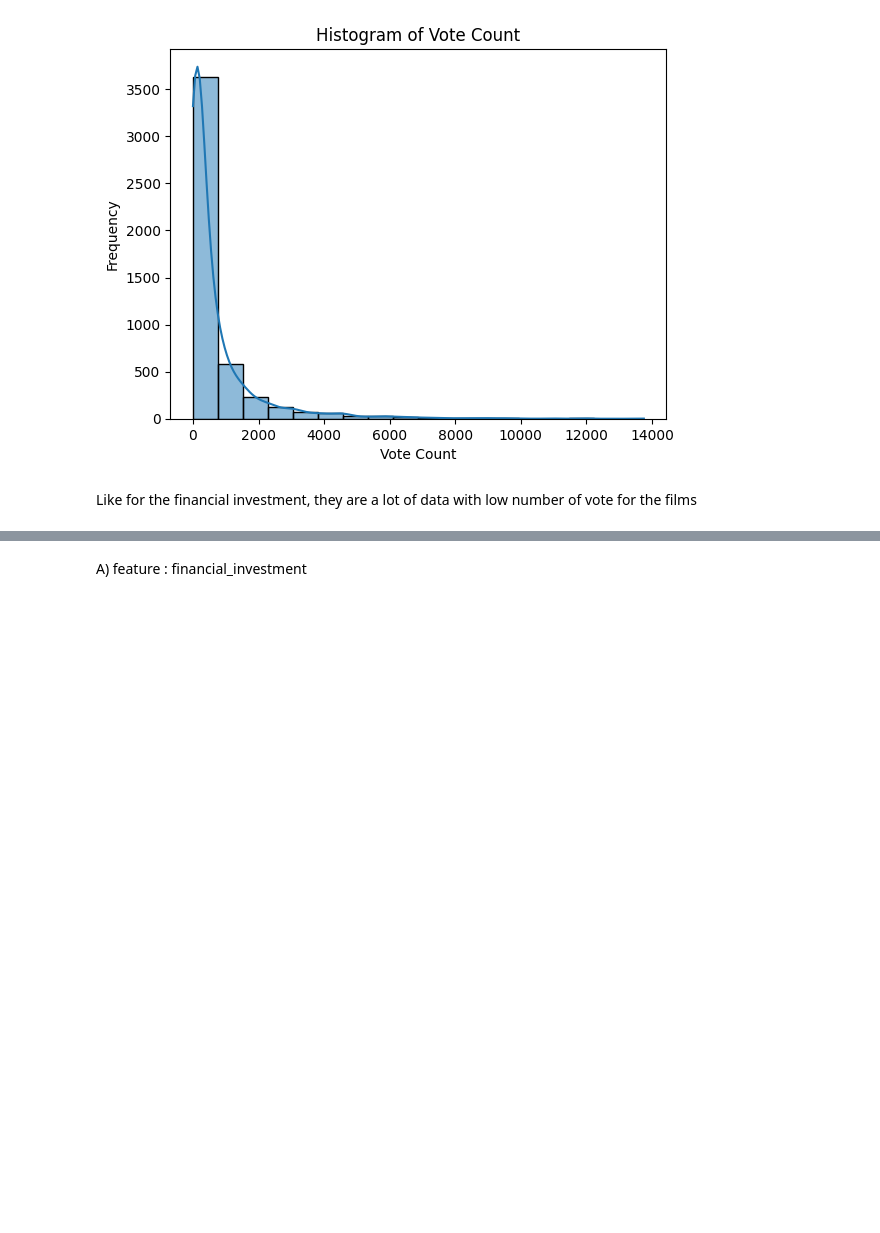
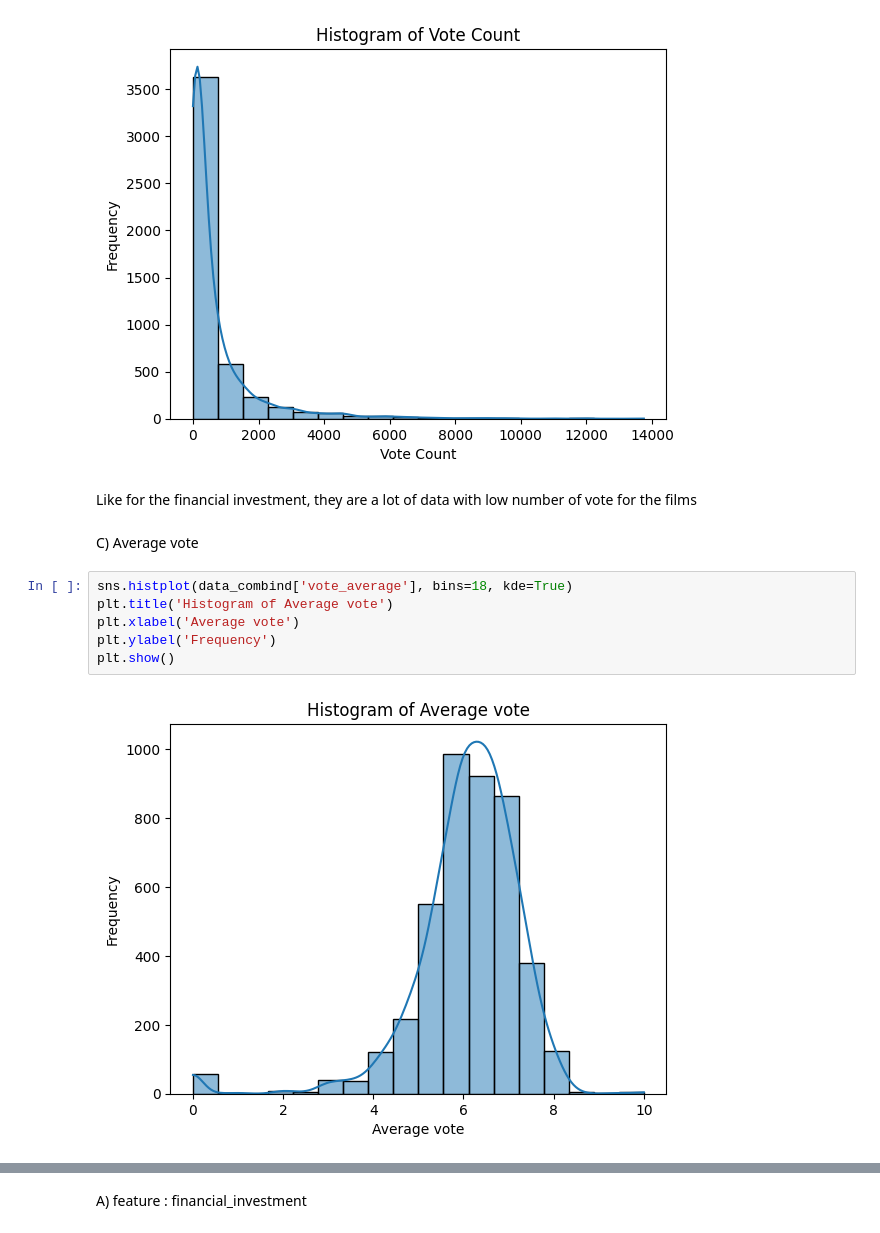
Before and after one commit to corentinmaillard/IA_Project, a Jupyter notebook: file.ipynb, the cells around one changed output, grey strips where cells are left out. Cells and saved outputs as stored; diff of their text form; blank space fills up the shorter version.

```diff
--- a/file.ipynb
+++ b/file.ipynb
@@ -267,3 +267,13 @@ plt.show()
 [figure]
 # %% [markdown]
 Like for the financial investment, they are a lot of data with low number of vote for the films
+# %% [markdown]
+C) Average vote
+# %%
+sns.histplot(data_combind['vote_average'], bins=18, kde=True)
+plt.title('Histogram of Average vote')
+plt.xlabel('Average vote')
+plt.ylabel('Frequency')
+plt.show()
+# %% [output]
+[figure, added]
```
Also changed, not shown: parts of 19 cells of this notebook.
